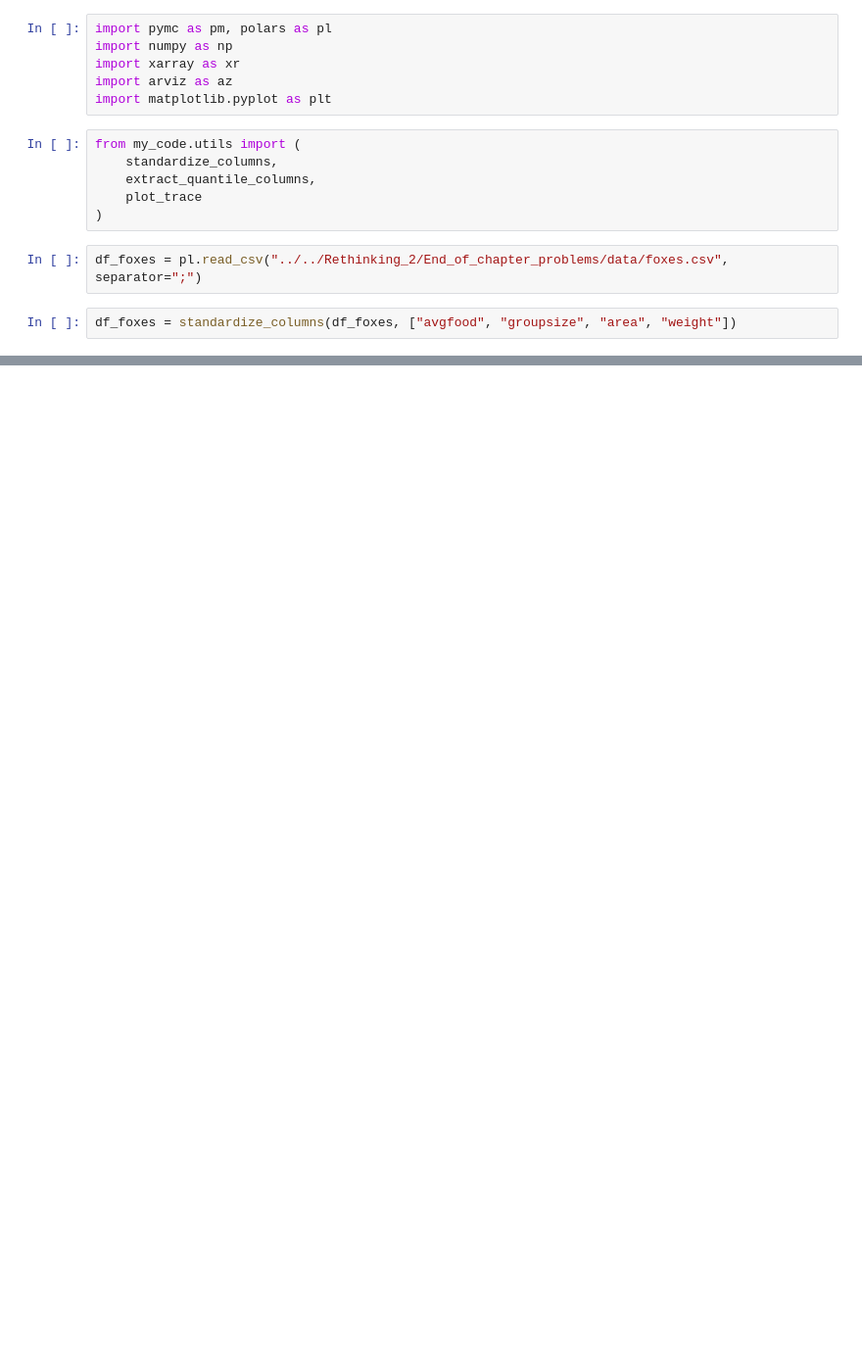
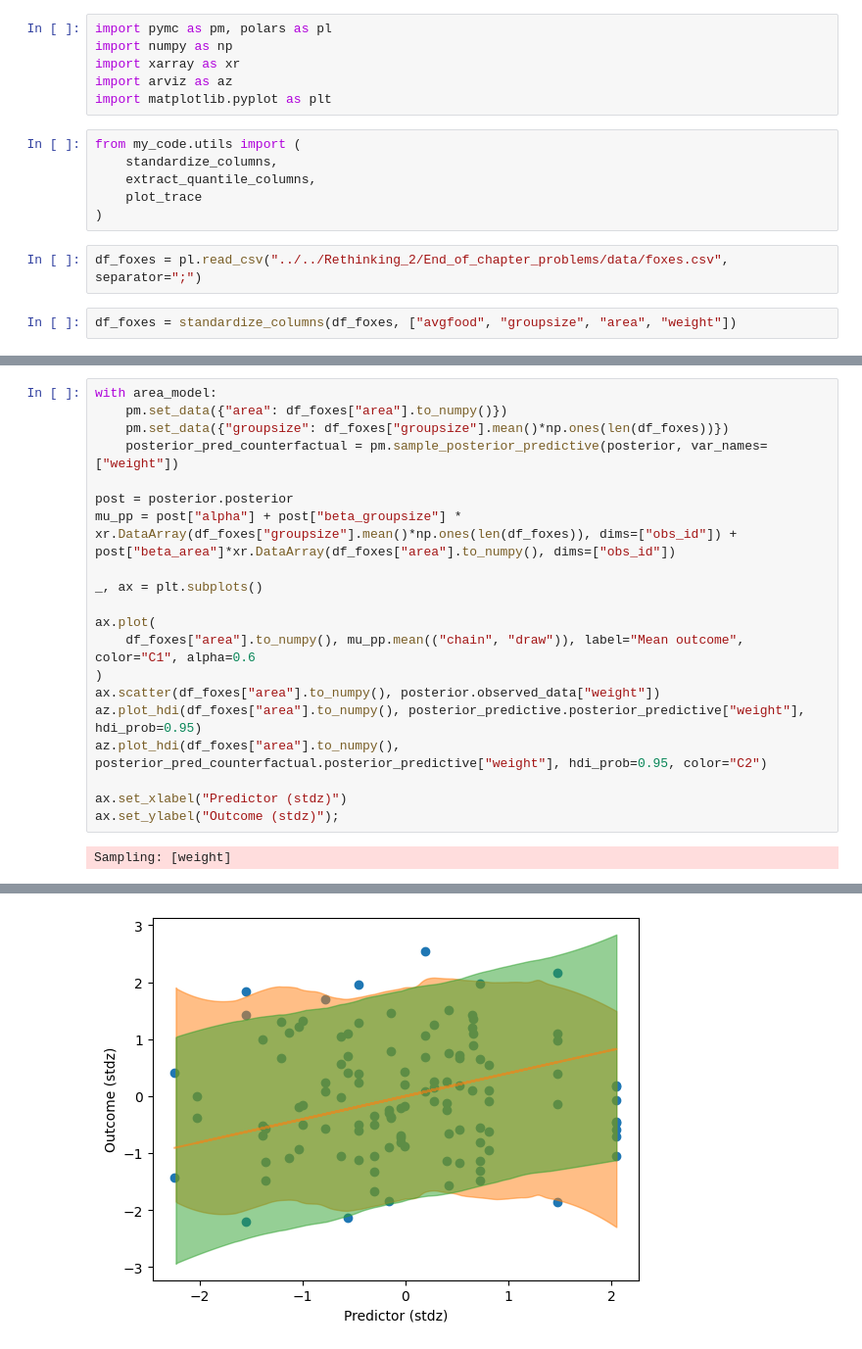
Before and after one commit to voutrata/statistical_rethinking_fork, a Jupyter notebook: my_code/chapter_5/5H2.ipynb, the cells around one changed output, grey strips where cells are left out. Shown at 98% size. Drawn from its saved outputs; the diff is of its cells as text; blank space fills up the shorter version.

```diff
--- a/my_code/chapter_5/5H2.ipynb
+++ b/my_code/chapter_5/5H2.ipynb
@@ -102,0 +88,22 @@ Sampling: [weight]
+# %%
+with area_model:
+    pm.set_data({"area": df_foxes["area"].to_numpy()})
+    pm.set_data({"groupsize": df_foxes["groupsize"].mean()*np.ones(len(df_foxes))})
+    posterior_pred_counterfactual = pm.sample_posterior_predictive(posterior, var_names=["weight"])
+
+post = posterior.posterior
+mu_pp = post["alpha"] + post["beta_groupsize"] * xr.DataArray(df_foxes["groupsize"].mean()*np.ones(len(df_foxes)), dims=["obs_id"]) + post["beta_area"]*xr.DataArray(df_foxes["area"].to_numpy(), dims=["obs_id"])
+
+_, ax = plt.subplots()
+
+ax.plot(
+    df_foxes["area"].to_numpy(), mu_pp.mean(("chain", "draw")), label="Mean outcome", color="C1", alpha=0.6
+)
+ax.scatter(df_foxes["area"].to_numpy(), posterior.observed_data["weight"])
+az.plot_hdi(df_foxes["area"].to_numpy(), posterior_predictive.posterior_predictive["weight"], hdi_prob=0.95)
+az.plot_hdi(df_foxes["area"].to_numpy(), posterior_pred_counterfactual.posterior_predictive["weight"], hdi_prob=0.95, color="C2")
+
+ax.set_xlabel("Predictor (stdz)")
+ax.set_ylabel("Outcome (stdz)");
+# %% [output]
+Sampling: [weight]
@@ -102,0 +112 @@ Sampling: [weight]
+[figure, added]
```
Also changed, not shown: parts of 9 cells of this notebook, 3 other files.
